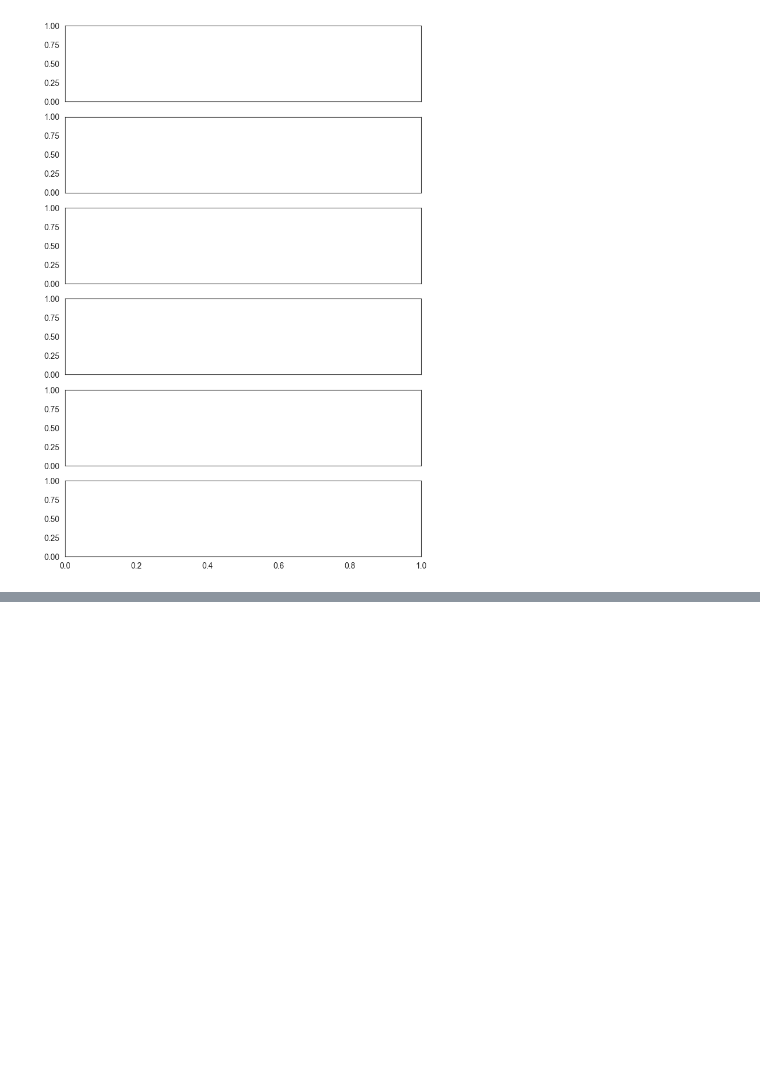
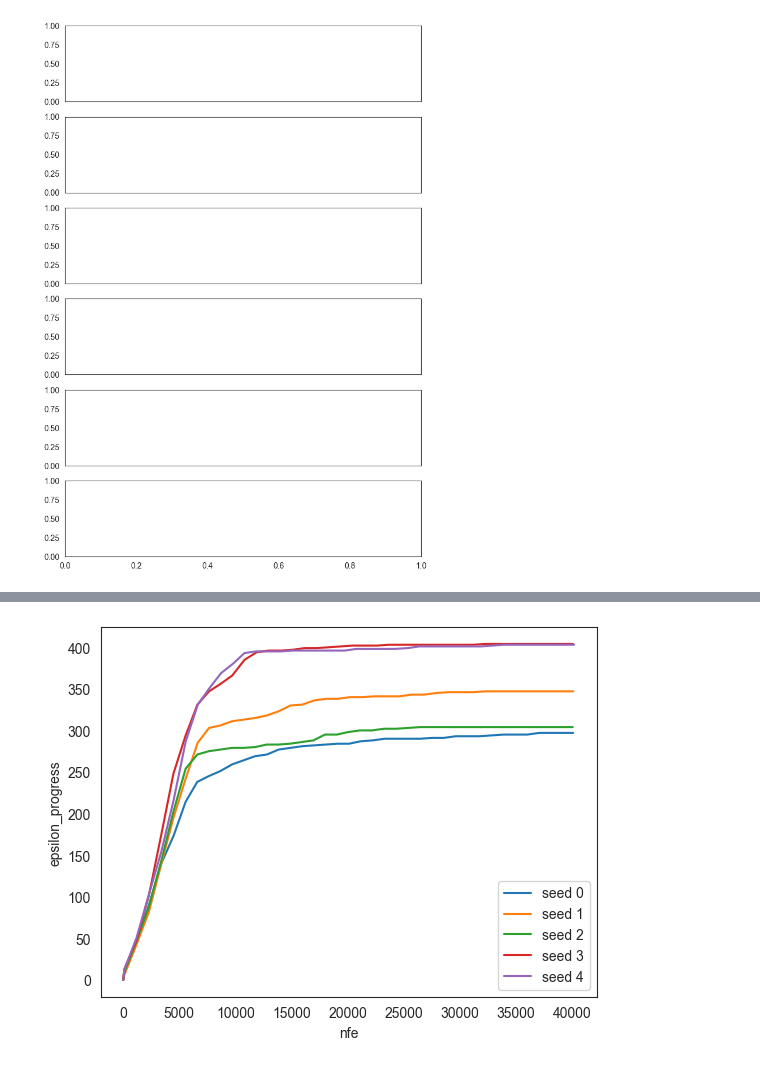
Before and after one commit to ghsher/epa1361_group15, a Jupyter notebook: final assignment/Convergence_plots_DS.ipynb, the cells around one changed output, grey strips where cells are left out. Drawn from its saved outputs; the diff is of its cells as text; code cells hidden in the pictures; blank space fills up the shorter version.

```diff
--- a/final assignment/Convergence_plots_DS.ipynb
+++ b/final assignment/Convergence_plots_DS.ipynb
@@ -92,0 +95,5 @@ NameError: name 'metrics_by_seed' is not defined
+# %%
+epsilon_set = pd.read_csv("./output/20230614T1118_convergence_seed_ds.csv")
+epsilon_set.columns = ['step', 'epsilon_progress', 'nfe']
+df = epsilon_set
+df.head()
@@ -92,0 +107,8 @@ NameError: name 'metrics_by_seed' is not defined
+# %%
+dfs = [df.reset_index(drop=True) for _, df in df.groupby(df['step'].eq(0).cumsum())]
+# %%
+for idx, df in enumerate(dfs):
+#    f, ax = plt.subplots(1, figsize=(8, 12))
+    sns.lineplot(x=df['nfe'], y=df['epsilon_progress'],label='seed '+str(idx))
+# %% [output]
+[figure, added]
```
Also changed, not shown: parts of 2 cells of this notebook, 1 other file.
